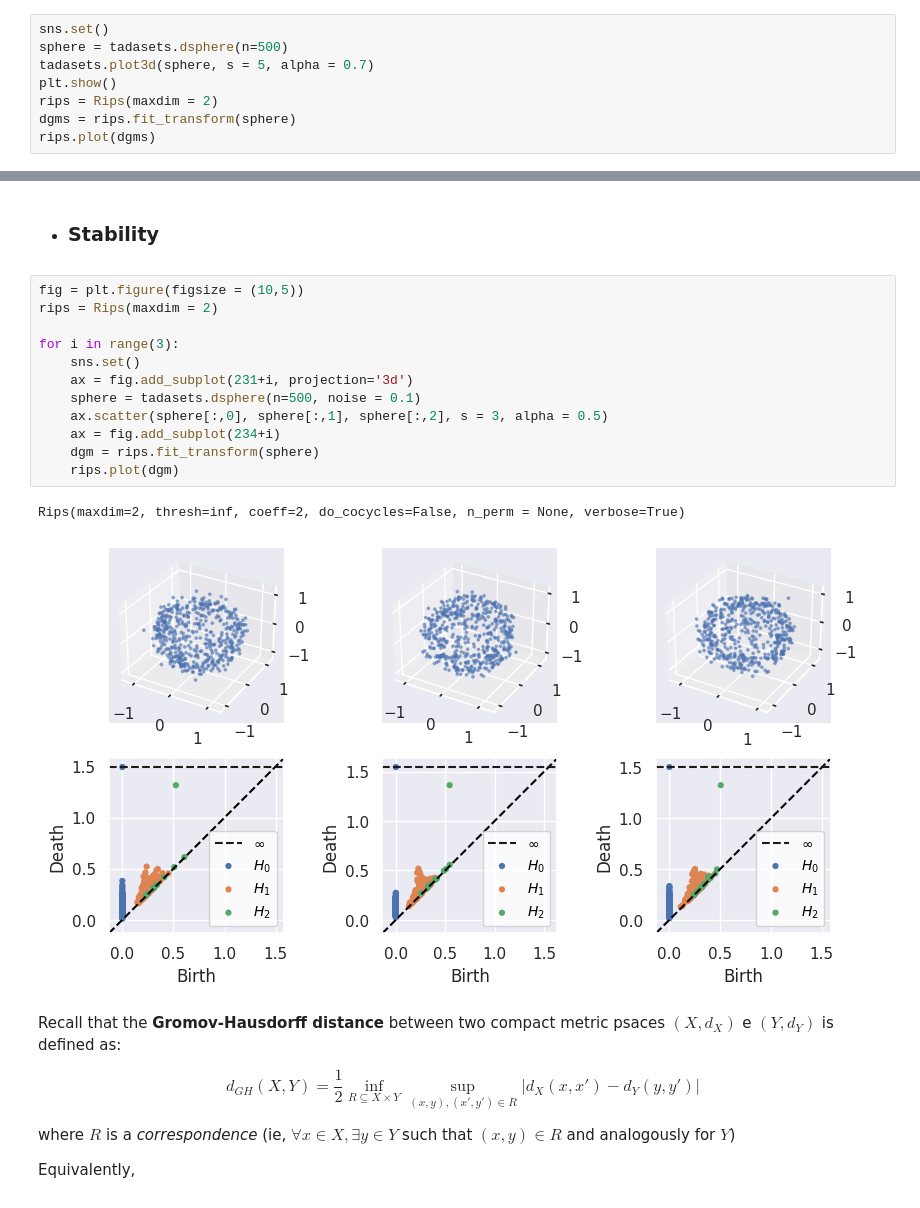
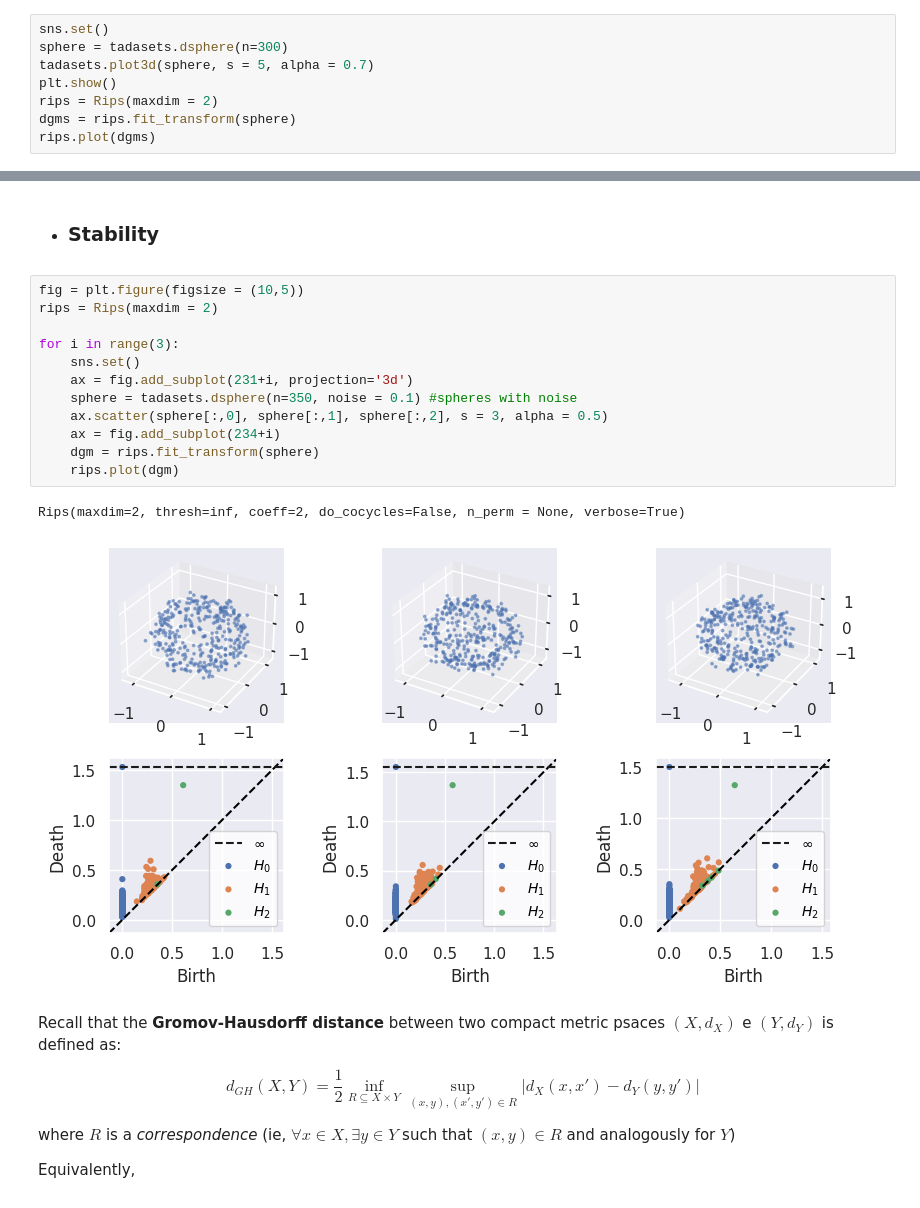
Before and after one commit to ximenafernandez/biomat2022, a Jupyter notebook: Intro_Persistent_Homology.ipynb, the cells around one changed output, grey strips where cells are left out. Drawn from its saved outputs; the diff is of its cells as text.

```diff
--- a/Intro_Persistent_Homology.ipynb
+++ b/Intro_Persistent_Homology.ipynb
@@ -97,7 +105,7 @@ Rips(maxdim=2, thresh=inf, coeff=2, do_cocycles=False, n_perm = None, verbose=Tr
 - #### Sphere
 # %%
 sns.set()
-sphere = tadasets.dsphere(n=500)
+sphere = tadasets.dsphere(n=300)
 tadasets.plot3d(sphere, s = 5, alpha = 0.7)
 plt.show()
 rips = Rips(maxdim = 2)
@@ -186,18 +196,18 @@ plt.tight_layout()
 # %%
 fig = plt.figure(figsize = (10,5))
 rips = Rips(maxdim = 2)
 
 for i in range(3):
     sns.set()
     ax = fig.add_subplot(231+i, projection='3d')
-    sphere = tadasets.dsphere(n=500, noise = 0.1)
+    sphere = tadasets.dsphere(n=350, noise = 0.1) #spheres with noise
     ax.scatter(sphere[:,0], sphere[:,1], sphere[:,2], s = 3, alpha = 0.5)
     ax = fig.add_subplot(234+i)
     dgm = rips.fit_transform(sphere)
     rips.plot(dgm)
 # %% [output]
 Rips(maxdim=2, thresh=inf, coeff=2, do_cocycles=False, n_perm = None, verbose=True)
-[figure, old version]
+[figure, new version]
 # %% [markdown]
 Recall that the **Gromov-Hausdorff distance** between two compact metric psaces $(X, d_X)$ e $(Y, d_Y)$ is defined as:
 
```
Also changed, not shown: parts of 27 cells of this notebook, 4 other files.
